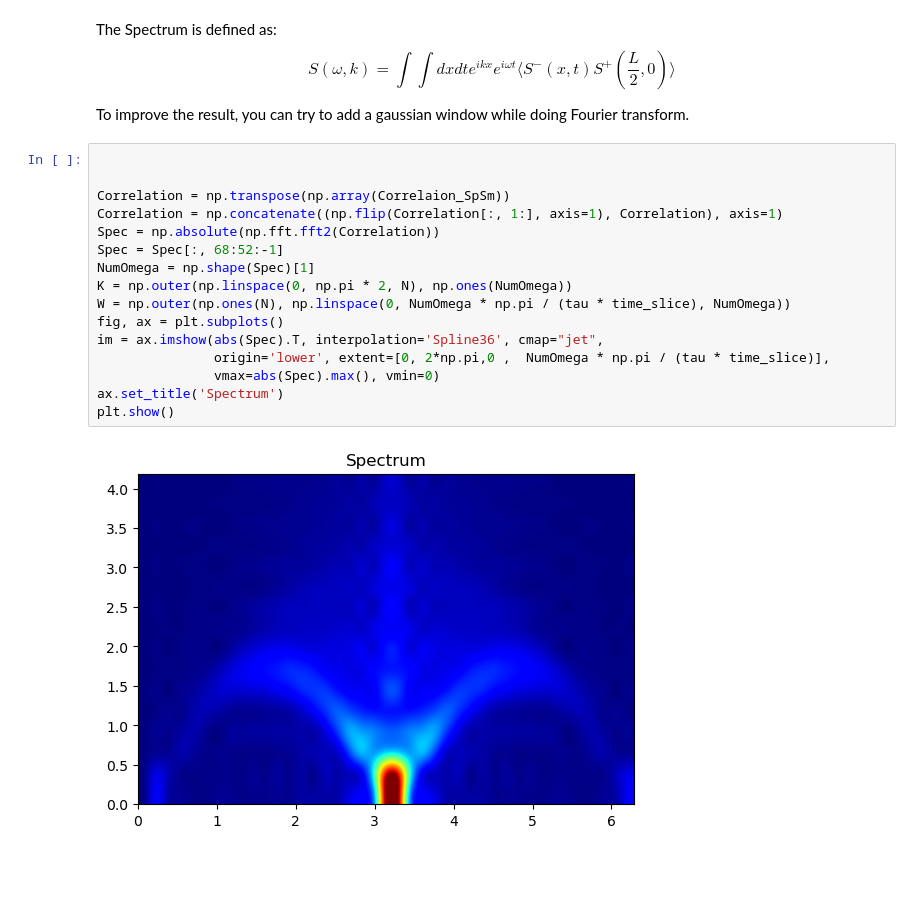
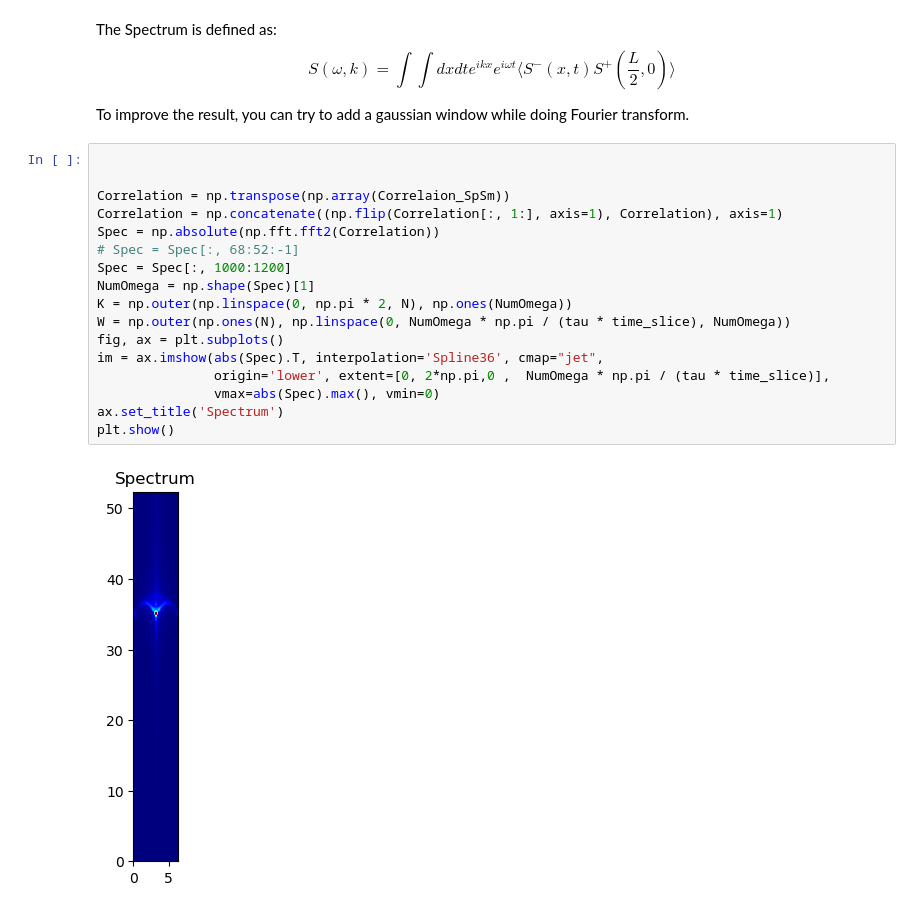
Before and after one commit to DavidGoing/DMRG, a Jupyter notebook: DMRG_TEBD.ipynb, the cells around one changed output. Cells and saved outputs as stored; diff of their text form; blank space fills up the shorter version.

```diff
--- a/DMRG_TEBD.ipynb
+++ b/DMRG_TEBD.ipynb
@@ -576,18 +577,19 @@ To improve the result, you can try to add a gaussian window while doing Fourier
 # %%
 
 
 Correlation = np.transpose(np.array(Correlaion_SpSm))
 Correlation = np.concatenate((np.flip(Correlation[:, 1:], axis=1), Correlation), axis=1)
 Spec = np.absolute(np.fft.fft2(Correlation))
-Spec = Spec[:, 68:52:-1]
+# Spec = Spec[:, 68:52:-1]
+Spec = Spec[:, 1000:1200]
 NumOmega = np.shape(Spec)[1]
 K = np.outer(np.linspace(0, np.pi * 2, N), np.ones(NumOmega))
 W = np.outer(np.ones(N), np.linspace(0, NumOmega * np.pi / (tau * time_slice), NumOmega))
 fig, ax = plt.subplots()
 im = ax.imshow(abs(Spec).T, interpolation='Spline36', cmap="jet",
                origin='lower', extent=[0, 2*np.pi,0 ,  NumOmega * np.pi / (tau * time_slice)],
                vmax=abs(Spec).max(), vmin=0)
 ax.set_title('Spectrum')
 plt.show()
 # %% [output]
-[figure, old version]
+[figure, new version]
```
Also changed, not shown: parts of 3 cells of this notebook, 1 other file.
